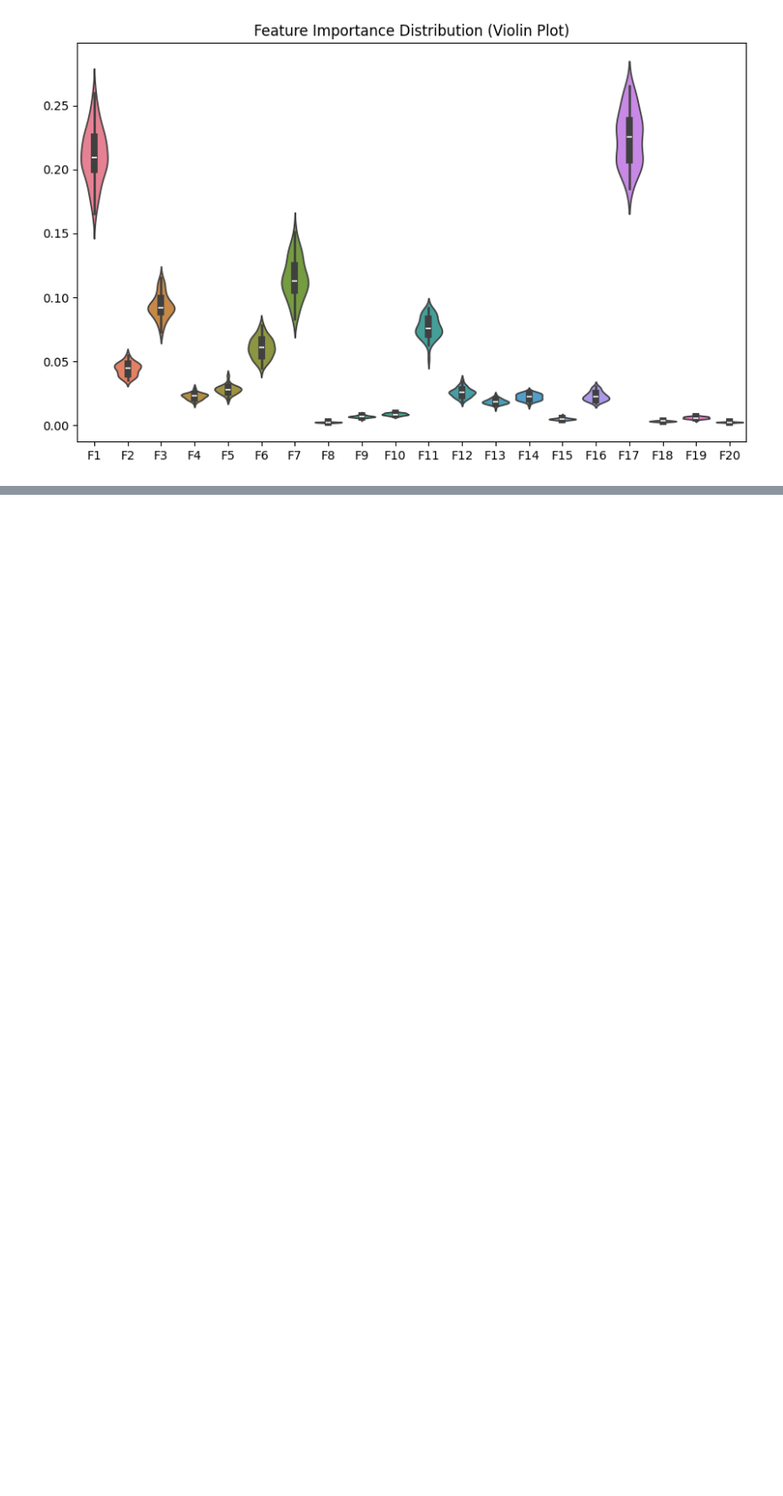
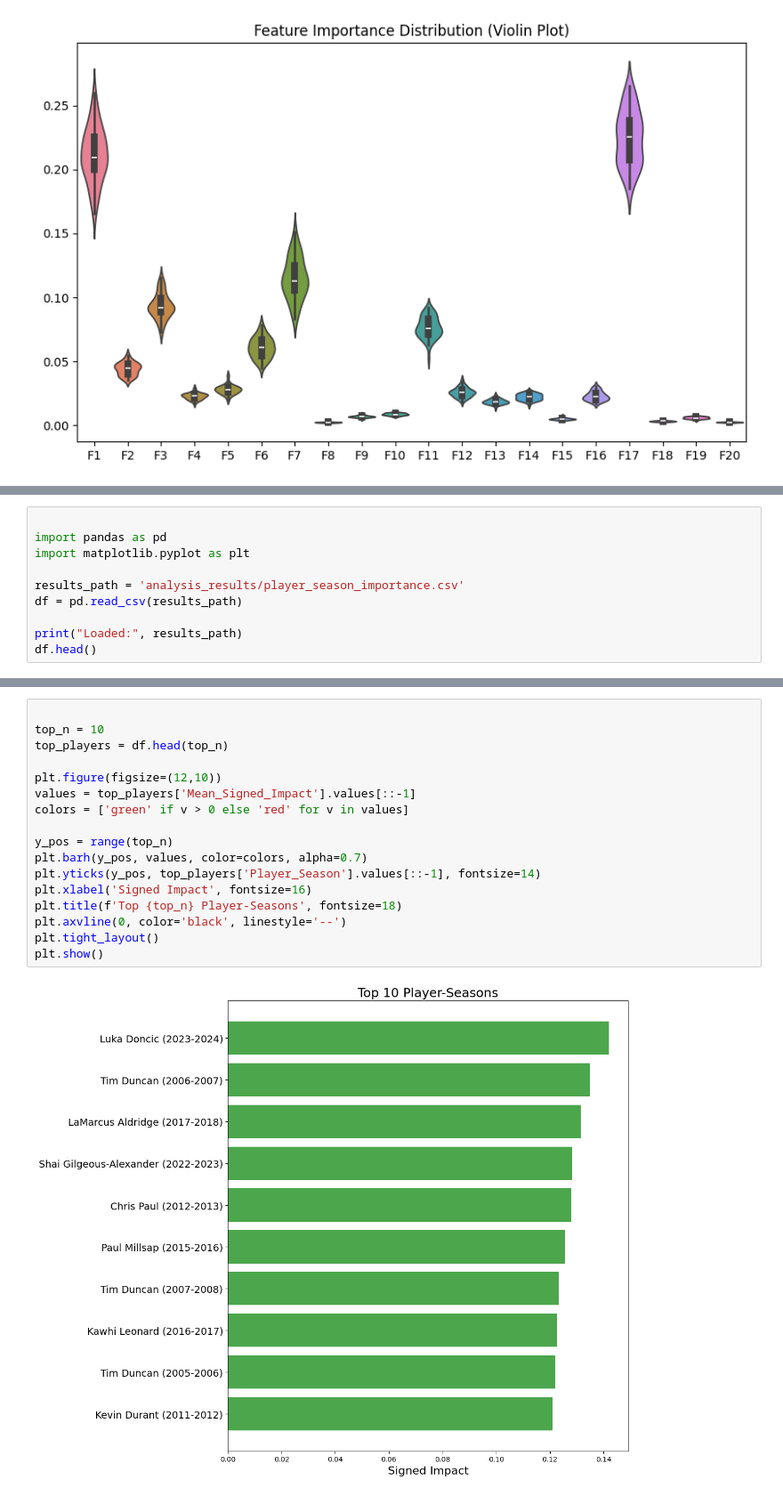
Before and after one commit to WeAreNewJeans/ECE143-NBA-Project, a Jupyter notebook: model-feature-analysis.ipynb, the cells around one changed output, grey strips where cells are left out. Shown at 89% size. Cells and saved outputs as stored; diff of their text form; blank space fills up the shorter version.

Commit message:
Add analysis

```diff
--- a/model-feature-analysis.ipynb
+++ b/model-feature-analysis.ipynb
@@ -1049,0 +1056,10 @@ plt.show()
+# %%
+
+import pandas as pd
+import matplotlib.pyplot as plt
+
+results_path = 'analysis_results/player_season_importance.csv'
+df = pd.read_csv(results_path)
+
+print("Loaded:", results_path)
+df.head()
@@ -1049,0 +1074,19 @@ plt.show()
+# %%
+
+top_n = 10
+top_players = df.head(top_n)
+
+plt.figure(figsize=(12,10))
+values = top_players['Mean_Signed_Impact'].values[::-1]
+colors = ['green' if v > 0 else 'red' for v in values]
+
+y_pos = range(top_n)
+plt.barh(y_pos, values, color=colors, alpha=0.7)
+plt.yticks(y_pos, top_players['Player_Season'].values[::-1], fontsize=14)
+plt.xlabel('Signed Impact', fontsize=16)
+plt.title(f'Top {top_n} Player-Seasons', fontsize=18)
+plt.axvline(0, color='black', linestyle='--')
+plt.tight_layout()
+plt.show()
+# %% [output]
+[figure, added]
```
Also changed, not shown: parts of 6 cells of this notebook, 15 other files.
